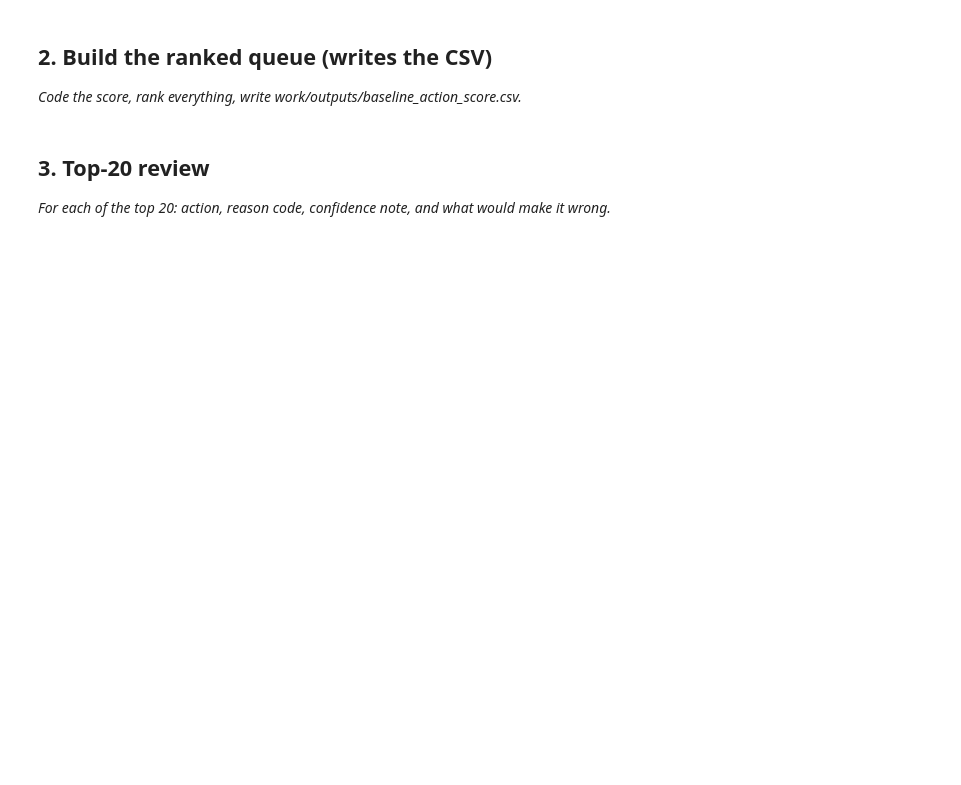
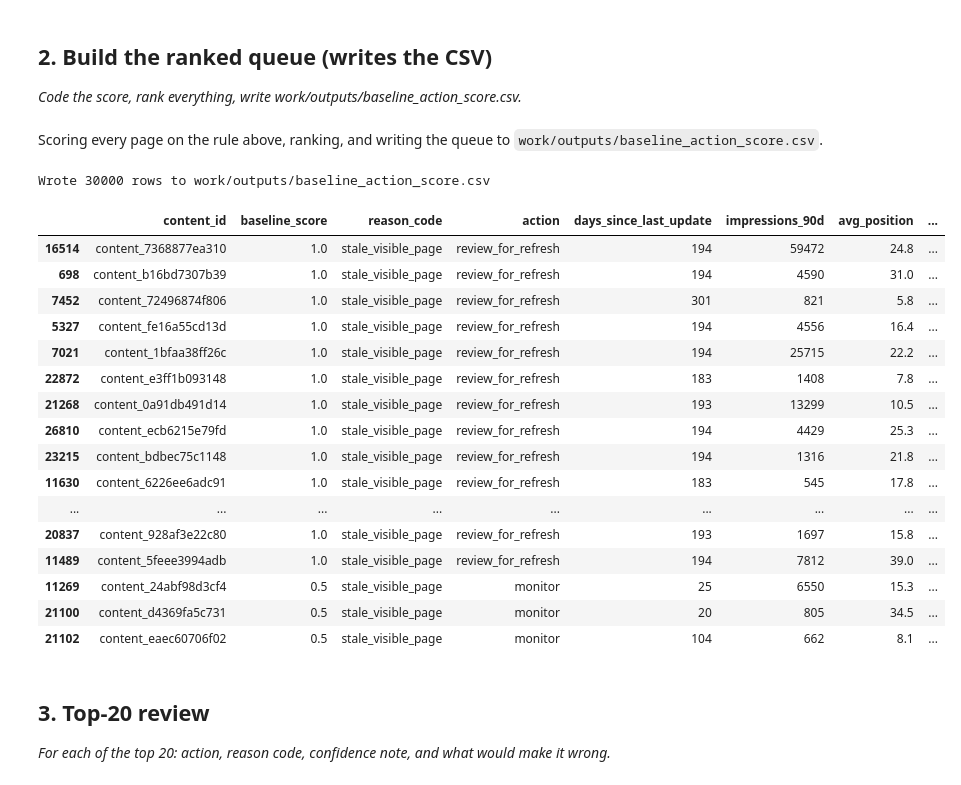
Before and after one commit to saadar2846/flyrank_ml_internship, a Jupyter notebook: work/notebooks/w04_baseline_score.ipynb, the cells around one changed output. Drawn from its saved outputs; the diff is of its cells as text; code cells hidden in the pictures; blank space fills up the shorter version.

```diff
--- a/work/notebooks/w04_baseline_score.ipynb
+++ b/work/notebooks/w04_baseline_score.ipynb
@@ -15,0 +31,16 @@ This skeleton is yours to fill. Work the sections **in order** — each one has
+# %%
+import os, subprocess
+import pandas as pd, numpy as np
+
+REPO_URL = "https://github.com/saadar2846/flyrank_ml_internship"
+REPO_DIR = "flyrank_ml_internship"
+
+if not os.path.isdir(REPO_DIR):
+    subprocess.run(["git", "clone", "--depth", "1", REPO_URL, REPO_DIR], check=True)
+
+os.chdir(REPO_DIR)
+os.makedirs("work/outputs", exist_ok=True)
+
+df = pd.read_csv("data/raw/content_refresh_anonymized.csv")
+print(os.getcwd())
+print(df.shape)
@@ -23,3 +95,44 @@ This skeleton is yours to fill. Work the sections **in order** — each one has
+# %% [markdown]
+Scoring every page on the rule above, ranking, and writing the queue to
+`work/outputs/baseline_action_score.csv`.
+# %%
+# This cell is for CODE (numbers, a query, a check).
+# Write your text answer in the cell ABOVE this one — typing sentences here breaks Run All.
+df["baseline_score"] = (
+    (df["days_since_last_update"] >= 180).astype(int) * 0.5
+    + (df["impressions_90d"] >= 500).astype(int) * 0.5
+)
+
+df["reason_code"] = "stale_visible_page"
+df["action"] = df["baseline_score"].apply(lambda s: "review_for_refresh" if s >= 1.0 else "monitor")
+
+queue = df.sort_values("baseline_score", ascending=False)[
+    ["content_id", "baseline_score", "reason_code", "action",
+     "days_since_last_update", "impressions_90d", "avg_position", "ctr", "trend_direction"]
+]
+
+queue.to_csv("work/outputs/baseline_action_score.csv", index=False)
+print(f"Wrote {len(queue)} rows to work/outputs/baseline_action_score.csv")
+queue.head(20)
+# %% [output]
+Wrote 30000 rows to work/outputs/baseline_action_score.csv
+|  | content_id | baseline_score | reason_code | action | days_since_last_update | impressions_90d | avg_position | ... |
+| 16514 | content_7368877ea310 | 1.0 | stale_visible_page | review_for_refresh | 194 | 59472 | 24.8 | ... |
+| 698 | content_b16bd7307b39 | 1.0 | stale_visible_page | review_for_refresh | 194 | 4590 | 31.0 | ... |
+| 7452 | content_72496874f806 | 1.0 | stale_visible_page | review_for_refresh | 301 | 821 | 5.8 | ... |
+| 5327 | content_fe16a55cd13d | 1.0 | stale_visible_page | review_for_refresh | 194 | 4556 | 16.4 | ... |
+| 7021 | content_1bfaa38ff26c | 1.0 | stale_visible_page | review_for_refresh | 194 | 25715 | 22.2 | ... |
+| 22872 | content_e3ff1b093148 | 1.0 | stale_visible_page | review_for_refresh | 183 | 1408 | 7.8 | ... |
+| 21268 | content_0a91db491d14 | 1.0 | stale_visible_page | review_for_refresh | 193 | 13299 | 10.5 | ... |
+| 26810 | content_ecb6215e79fd | 1.0 | stale_visible_page | review_for_refresh | 194 | 4429 | 25.3 | ... |
+| 23215 | content_bdbec75c1148 | 1.0 | stale_visible_page | review_for_refresh | 194 | 1316 | 21.8 | ... |
+| 11630 | content_6226ee6adc91 | 1.0 | stale_visible_page | review_for_refresh | 183 | 545 | 17.8 | ... |
+| ... | ... | ... | ... | ... | ... | ... | ... | ... |
+| 20837 | content_928af3e22c80 | 1.0 | stale_visible_page | review_for_refresh | 193 | 1697 | 15.8 | ... |
+| 11489 | content_5feee3994adb | 1.0 | stale_visible_page | review_for_refresh | 194 | 7812 | 39.0 | ... |
+| 11269 | content_24abf98d3cf4 | 0.5 | stale_visible_page | monitor | 25 | 6550 | 15.3 | ... |
+| 21100 | content_d4369fa5c731 | 0.5 | stale_visible_page | monitor | 20 | 805 | 34.5 | ... |
+| 21102 | content_eaec60706f02 | 0.5 | stale_visible_page | monitor | 104 | 662 | 8.1 | ... |
 # %% [markdown]
 ## 3. Top-20 review
 
```
Also changed, not shown: parts of 8 cells of this notebook.
